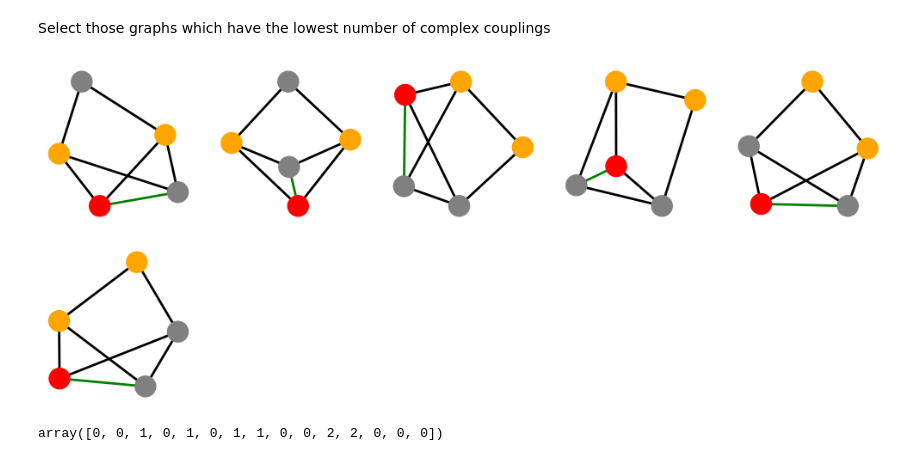
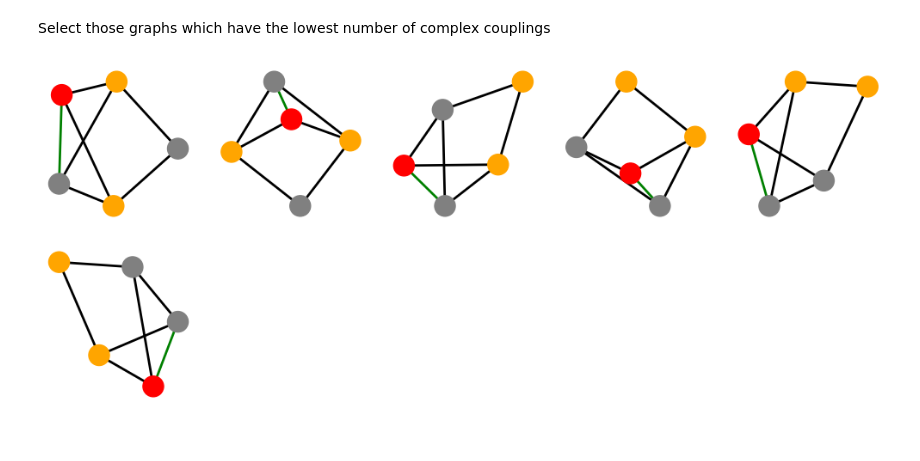
Before and after one commit to jlandgr/AutoScattering, a Jupyter notebook: 3_directional_coupler.ipynb, the cells around one changed output. Cells and saved outputs as stored; diff of their text form; code cells hidden in the pictures.

```diff
--- a/3_directional_coupler.ipynb
+++ b/3_directional_coupler.ipynb
@@ -109,14 +109,10 @@ msc.plot_list_of_graphs(irreducible_graphs_min_couplings, node_colors=node_color
 # %% [markdown]
 Select those graphs which have the lowest number of complex couplings
 # %%
-num_min_complex_couplings = np.min(irreducible_graphs_info['num_active_couplings'])
-idxs = np.where(irreducible_graphs_info['num_active_couplings'] == num_min_complex_couplings)[0]
+num_min_complex_couplings = np.min(irreducible_graphs_info['num_complex_couplings'])
+idxs = np.where(irreducible_graphs_info['num_complex_couplings'] == num_min_complex_couplings)[0]
 irreducible_graphs_min_complex_couplings = np.array(irreducible_graphs)[idxs]
 node_colors = ['orange', 'orange', 'red', 'gray', 'gray'] # the input modes are orange, the output mode is red, the auxiliary modes are gray
 msc.plot_list_of_graphs(irreducible_graphs_min_complex_couplings, node_colors=node_colors)
 # %% [output]
-[figure, old version]
+[figure, new version]
-# %%
-irreducible_graphs_min_couplings[0].astype('int')
-# %% [output]
-array([0, 0, 1, 0, 1, 0, 1, 1, 0, 0, 2, 2, 0, 0, 0])
```
Also changed, not shown: parts of 3 cells of this notebook, 3 other files.
